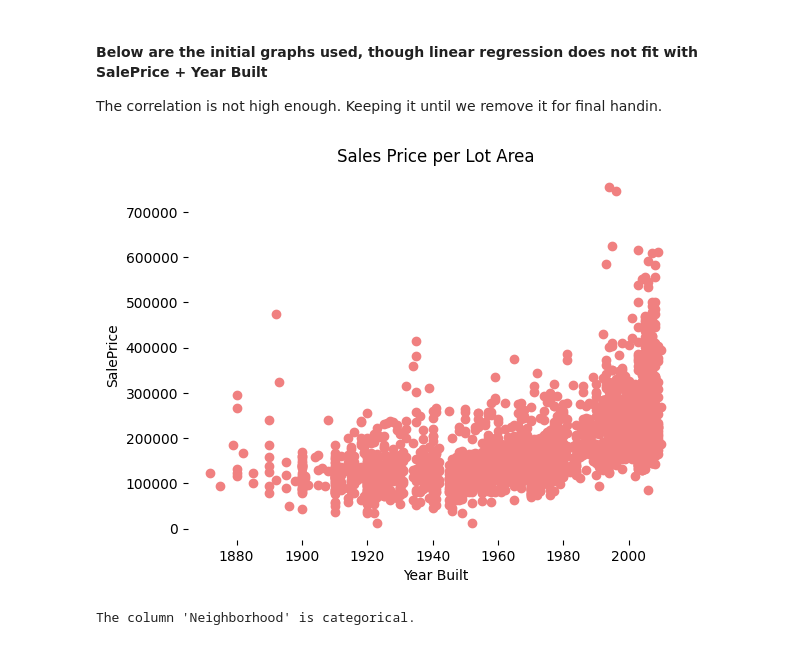
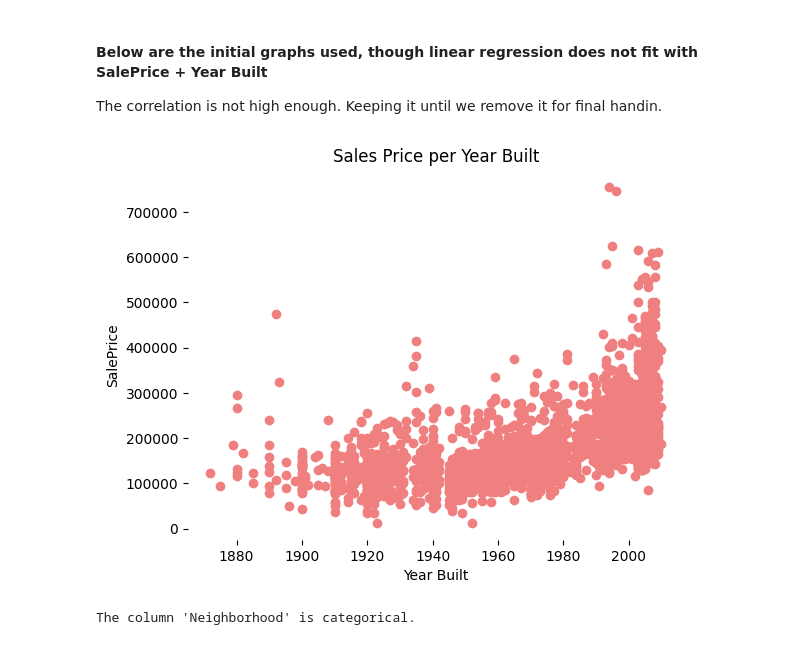
Before and after one commit to ZoieD/Assignment1-ML, a Jupyter notebook: linear_regression_emma.ipynb, the cells around one changed output. Cells and saved outputs as stored; diff of their text form; code cells hidden in the pictures.

```diff
--- a/linear_regression_emma.ipynb
+++ b/linear_regression_emma.ipynb
@@ -53,15 +53,15 @@ The correlation is not high enough. Keeping it until we remove it for final hand
 # %%
 # Look at Lot Area and SalePrice
 # SalePrice should be the Y value.
 
 plt.scatter(overall_data['Year Built'], overall_data['SalePrice'], color = 'lightcoral')
-plt.title('Sales Price per Lot Area')
+plt.title('Sales Price per Year Built')
 plt.xlabel('Year Built')
 plt.ylabel('SalePrice')
 plt.box(False)
 plt.show()
 # %% [output]
-[figure, old version]
+[figure, new version]
 # %%
 categorical_columns = data.select_dtypes(include=['object', 'category']).columns
 
```
Also changed, not shown: parts of 1 cell of this notebook.
